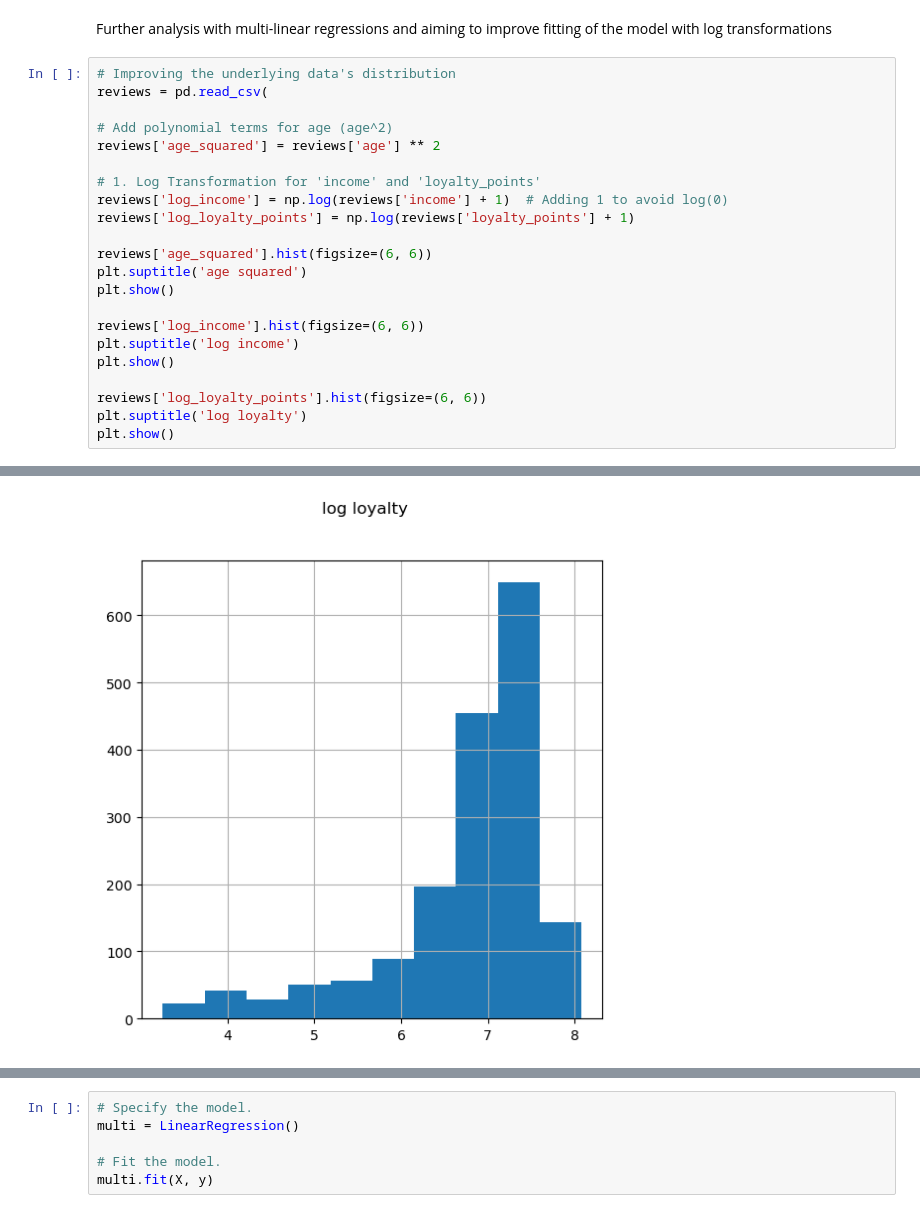
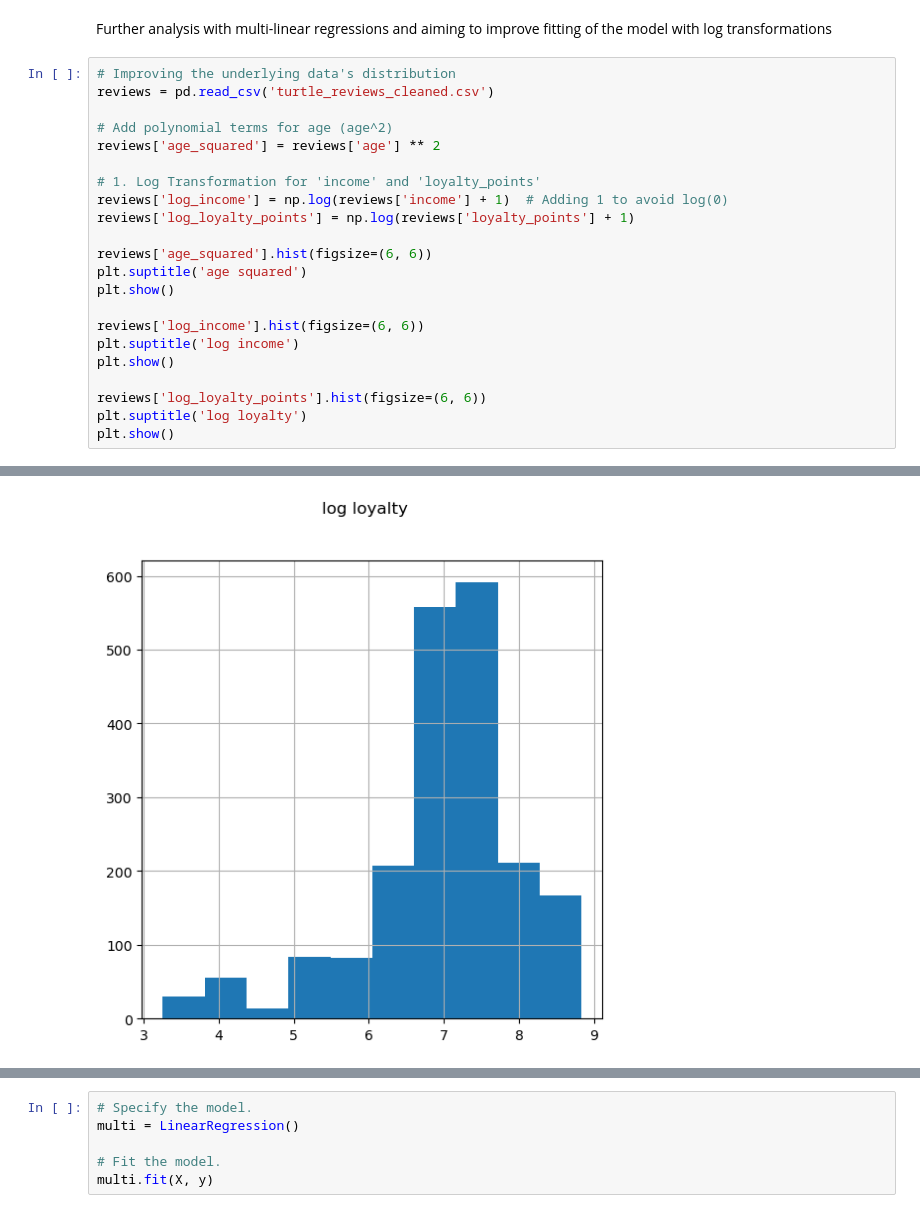
Before and after one commit to beata-faitli/Turtle-Games, a Jupyter notebook: Faitli_Beata_DA301_Assignment_Notebook.ipynb, the cells around one changed output, grey strips where cells are left out. Saved outputs shown, nothing was run; the diff lists cells and outputs as text.

```diff
--- a/Faitli_Beata_DA301_Assignment_Notebook.ipynb
+++ b/Faitli_Beata_DA301_Assignment_Notebook.ipynb
@@ -1217,7 +1217,7 @@ Creating single linear regression models for the loyalty points vs spending scor
 Further analysis with multi-linear regressions and aiming to improve fitting of the model with log transformations
 # %%
 # Improving the underlying data's distribution
-reviews = pd.read_csv(
+reviews = pd.read_csv('turtle_reviews_cleaned.csv')
 
 # Add polynomial terms for age (age^2)
 reviews['age_squared'] = reviews['age'] ** 2
@@ -1243 +1243 @@ plt.show()
-[figure, old version]
+[figure, new version]
```
Also changed, not shown: parts of 62 cells of this notebook.
